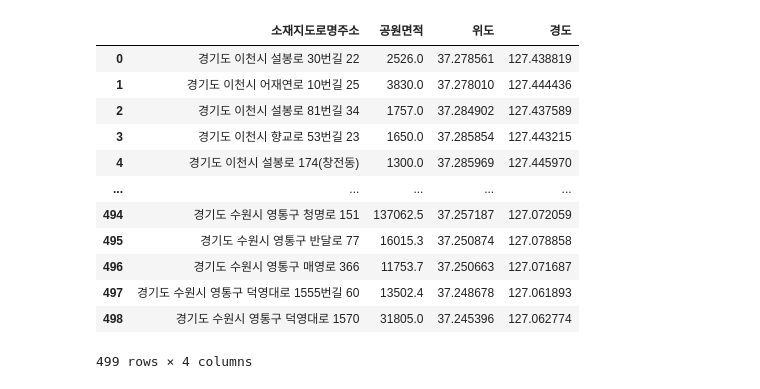
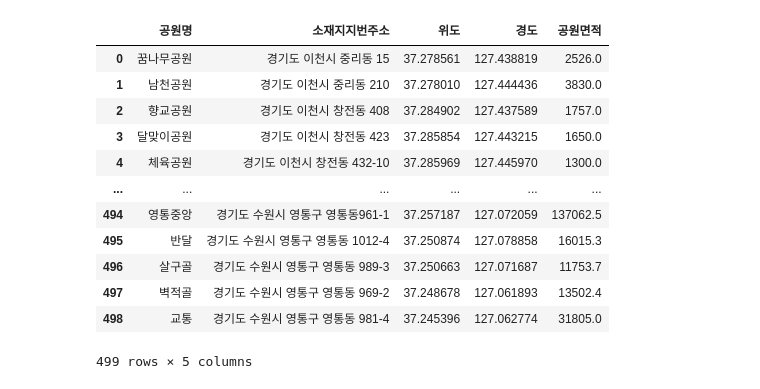
Before and after one commit to qomalq/DataAnalysis-Lecture, a Jupyter notebook: 04.지도시각화/경기도공원.ipynb, the cells around one changed output. Drawn from its saved outputs; the diff is of its cells as text; code cells hidden in the pictures.

```diff
--- a/04.지도시각화/경기도공원.ipynb
+++ b/04.지도시각화/경기도공원.ipynb
@@ -9,19 +9,19 @@ df = pd.read_csv('data/경기도도시공원정보표준데이터.csv', encoding
 filename = 'data/경기도_geo_simple.json'
 geo_data = json.load(open(filename,encoding='utf-8'))
 # %%
-df = df[['소재지도로명주소','공원면적','위도','경도']]
+df = df[['공원명','소재지지번주소','위도','경도','공원면적']]
 df
 # %% [output]
-|  | 소재지도로명주소 | 공원면적 | 위도 | 경도 |
-| 0 | 경기도 이천시 설봉로 30번길 22 | 2526.0 | 37.278561 | 127.438819 |
-| 1 | 경기도 이천시 어재연로 10번길 25 | 3830.0 | 37.278010 | 127.444436 |
-| 2 | 경기도 이천시 설봉로 81번길 34 | 1757.0 | 37.284902 | 127.437589 |
-| 3 | 경기도 이천시 향교로 53번길 23 | 1650.0 | 37.285854 | 127.443215 |
-| 4 | 경기도 이천시 설봉로 174(창전동) | 1300.0 | 37.285969 | 127.445970 |
-| ... | ... | ... | ... | ... |
-| 494 | 경기도 수원시 영통구 청명로 151 | 137062.5 | 37.257187 | 127.072059 |
-| 495 | 경기도 수원시 영통구 반달로 77 | 16015.3 | 37.250874 | 127.078858 |
-| 496 | 경기도 수원시 영통구 매영로 366 | 11753.7 | 37.250663 | 127.071687 |
-| 497 | 경기도 수원시 영통구 덕영대로 1555번길 60 | 13502.4 | 37.248678 | 127.061893 |
-| 498 | 경기도 수원시 영통구 덕영대로 1570 | 31805.0 | 37.245396 | 127.062774 |
+|  | 공원명 | 소재지지번주소 | 위도 | 경도 | 공원면적 |
+| 0 | 꿈나무공원 | 경기도 이천시 중리동 15 | 37.278561 | 127.438819 | 2526.0 |
+| 1 | 남천공원 | 경기도 이천시 중리동 210 | 37.278010 | 127.444436 | 3830.0 |
+| 2 | 향교공원 | 경기도 이천시 창전동 408 | 37.284902 | 127.437589 | 1757.0 |
+| 3 | 달맞이공원 | 경기도 이천시 창전동 423 | 37.285854 | 127.443215 | 1650.0 |
+| 4 | 체육공원 | 경기도 이천시 창전동 432-10 | 37.285969 | 127.445970 | 1300.0 |
+| ... | ... | ... | ... | ... | ... |
+| 494 | 영통중앙 | 경기도 수원시 영통구 영통동961-1 | 37.257187 | 127.072059 | 137062.5 |
+| 495 | 반달 | 경기도 수원시 영통구 영통동 1012-4 | 37.250874 | 127.078858 | 16015.3 |
+| 496 | 살구골 | 경기도 수원시 영통구 영통동 989-3 | 37.250663 | 127.071687 | 11753.7 |
+| 497 | 벽적골 | 경기도 수원시 영통구 영통동 969-2 | 37.248678 | 127.061893 | 13502.4 |
+| 498 | 교통 | 경기도 수원시 영통구 영통동 981-4 | 37.245396 | 127.062774 | 31805.0 |
-499 rows × 4 columns
+499 rows × 5 columns
```
Also changed, not shown: parts of 9 cells of this notebook, 19 other files.
